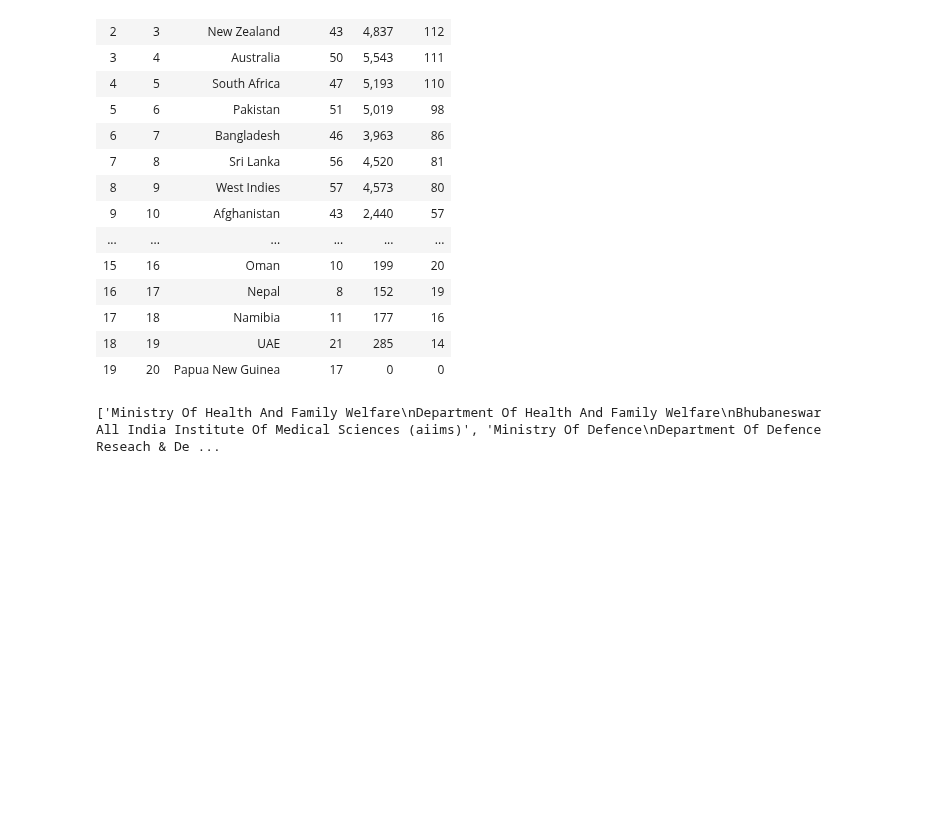
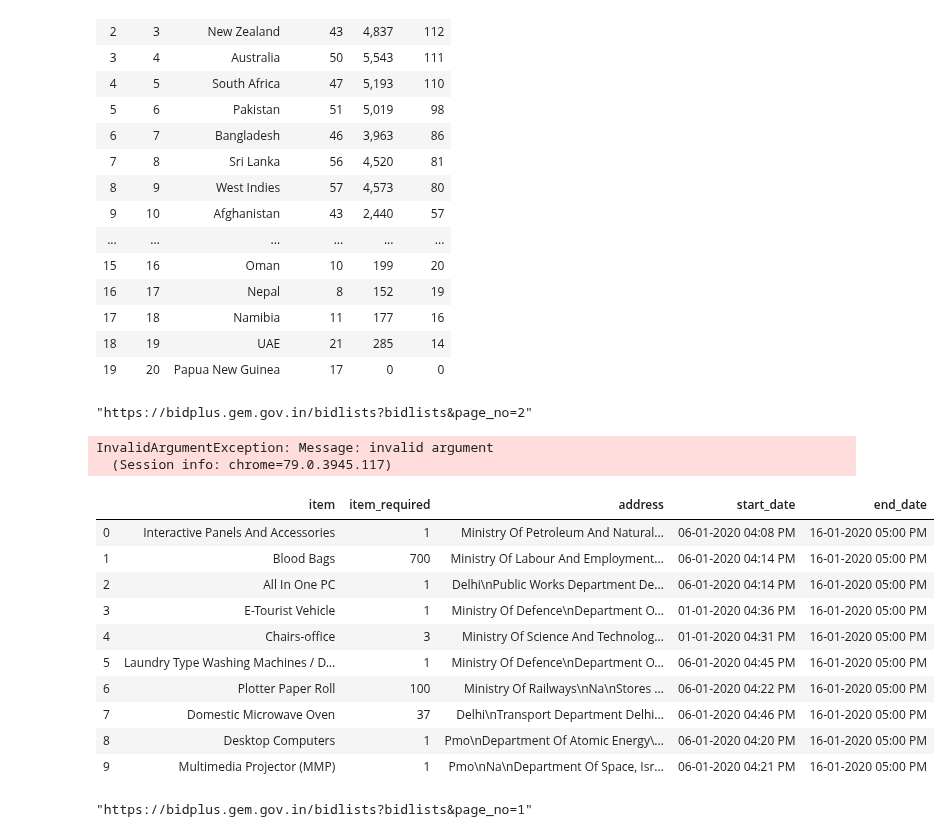
Before and after one commit to Yogendra3112/data_science, a Jupyter notebook: Web Scraping.ipynb, the cells around one changed output. Drawn from its saved outputs; the diff is of its cells as text; code cells hidden in the pictures; blank space fills up the shorter version.

```diff
--- a/Web Scraping.ipynb
+++ b/Web Scraping.ipynb
@@ -373,27 +373,65 @@ icc_df
 | 18 | 19 | UAE | 21 | 285 | 14 |
 | 19 | 20 | Papua New Guinea | 17 | 0 | 0 |
 # %%
-driver = webdriver.Chrome(executable_path=r'C:\Users\Yogi\Downloads\chromedriver_win32\chromedriver.exe')
-driver.get("https://bidplus.gem.gov.in/bidlists")
-#bid_table = driver.findElement(By.id=("pagi_content"))
-bid_table = driver.find_element_by_id('pagi_content')
-bid_table =  bid_table.find_elements_by_class_name('border')
-# print(bid_table)
 address=[]
 item=[]
 item_required=[]
 start_date=[]
 end_date=[]
 
-for i in bid_table:
-    item.append(i.find_elements_by_tag_name('span')[0].text.strip())
-    item_required.append(i.find_elements_by_tag_name('span')[1].text.strip())
-    start_date.append(i.find_elements_by_tag_name('span')[2].text.strip())
-    end_date.append(i.find_elements_by_tag_name('span')[3].text.strip())
-    address.append(i.find_element_by_class_name('add-height').text.strip())
+#driver = webdriver.Chrome(executable_path=r'C:\Users\Yogi\Downloads\chromedriver_win32\chromedriver.exe')
+for i in range(1,3):
+    if i==1:
+        driver = webdriver.Chrome(executable_path=r'C:\Users\Yogi\Downloads\chromedriver_win32\chromedriver.exe')
+        driver.get("https://bidplus.gem.gov.in/bidlists")
+        #bid_table = driver.findElement(By.id=("pagi_content"))
+        bid_table = driver.find_element_by_id('pagi_content')
+        bid_table =  bid_table.find_elements_by_class_name('border')
+        for i in bid_table:
+            item.append(i.find_elements_by_tag_name('span')[0].text.strip())
+            item_required.append(i.find_elements_by_tag_name('span')[1].text.strip())
+            start_date.append(i.find_elements_by_tag_name('span')[2].text.strip())
+            end_date.append(i.find_elements_by_tag_name('span')[3].text.strip())
+            address.append(i.find_element_by_class_name('add-height').text.strip())
+        driver.quit()
+    else:
+        driver = webdriver.Chrome(executable_path=r'C:\Users\Yogi\Downloads\chromedriver_win32\chromedriver.exe')
+        bid='"'+'https://bidplus.gem.gov.in/bidlists?bidlists&page_no='+str(i)+'"'
+        print(bid)
+        driver.get(bid)
+        #bid_table = driver.findElement(By.id=("pagi_content"))
+        bid_table = driver.find_element_by_id('pagi_content')
+        bid_table = bid_table.find_elements_by_class_name('border')
+        for i in bid_table:
+            item.append(i.find_elements_by_tag_name('span')[0].text.strip())
+            item_required.append(i.find_elements_by_tag_name('span')[1].text.strip())
+            start_date.append(i.find_elements_by_tag_name('span')[2].text.strip())
+            end_date.append(i.find_elements_by_tag_name('span')[3].text.strip())
+            address.append(i.find_element_by_class_name('add-height').text.strip())
+        #https://bidplus.gem.gov.in/bidlists?bidlists&page_no=1035
+        driver.quit()
 
-driver.quit()
+
+bid_df = pd.DataFrame(zip(item,item_required,address,start_date,end_date),columns=['item','item_required','address','start_date','end_date'])
+# %% [output]
+"https://bidplus.gem.gov.in/bidlists?bidlists&page_no=2"
+InvalidArgumentException: Message: invalid argument
+  (Session info: chrome=79.0.3945.117)
-# %%
-print(address)
-# %% [output]
-['Ministry Of Health And Family Welfare\nDepartment Of Health And Family Welfare\nBhubaneswar All India Institute Of Medical Sciences (aiims)', 'Ministry Of Defence\nDepartment Of Defence Reseach & De ...
+# %%
+bid_df
+# %% [output]
+|  | item | item_required | address | start_date | end_date |
+| 0 | Interactive Panels And Accessories | 1 | Ministry Of Petroleum And Natural... | 06-01-2020 04:08 PM | 16-01-2020 05:00 PM |
+| 1 | Blood Bags | 700 | Ministry Of Labour And Employment... | 06-01-2020 04:14 PM | 16-01-2020 05:00 PM |
+| 2 | All In One PC | 1 | Delhi\nPublic Works Department De... | 06-01-2020 04:14 PM | 16-01-2020 05:00 PM |
+| 3 | E-Tourist Vehicle | 1 | Ministry Of Defence\nDepartment O... | 01-01-2020 04:36 PM | 16-01-2020 05:00 PM |
+| 4 | Chairs-office | 3 | Ministry Of Science And Technolog... | 01-01-2020 04:31 PM | 16-01-2020 05:00 PM |
+| 5 | Laundry Type Washing Machines / D... | 1 | Ministry Of Defence\nDepartment O... | 06-01-2020 04:45 PM | 16-01-2020 05:00 PM |
+| 6 | Plotter Paper Roll | 100 | Ministry Of Railways\nNa\nStores ... | 06-01-2020 04:22 PM | 16-01-2020 05:00 PM |
+| 7 | Domestic Microwave Oven | 37 | Delhi\nTransport Department Delhi... | 06-01-2020 04:46 PM | 16-01-2020 05:00 PM |
+| 8 | Desktop Computers | 1 | Pmo\nDepartment Of Atomic Energy\... | 06-01-2020 04:20 PM | 16-01-2020 05:00 PM |
+| 9 | Multimedia Projector (MMP) | 1 | Pmo\nNa\nDepartment Of Space, Isr... | 06-01-2020 04:21 PM | 16-01-2020 05:00 PM |
+# %%
+print('"https://bidplus.gem.gov.in/bidlists?bidlists&page_no='+str(i)+'"')
+# %% [output]
+"https://bidplus.gem.gov.in/bidlists?bidlists&page_no=1"
```
